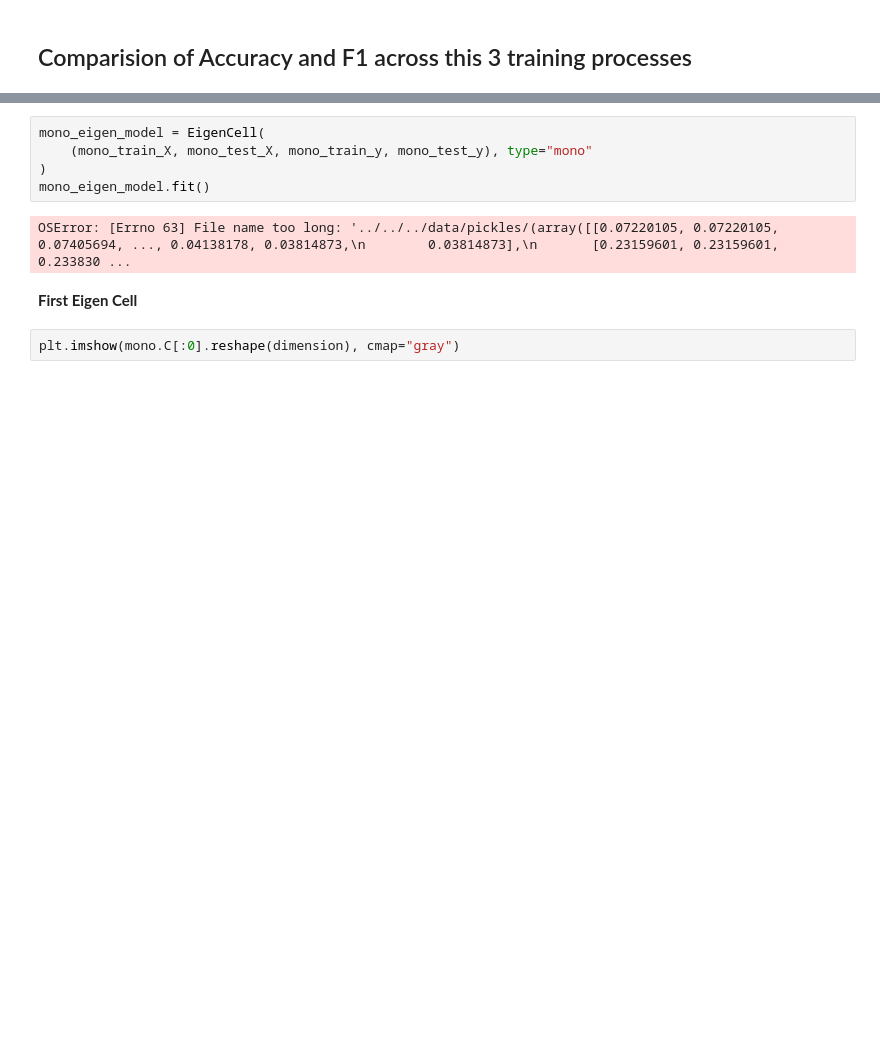
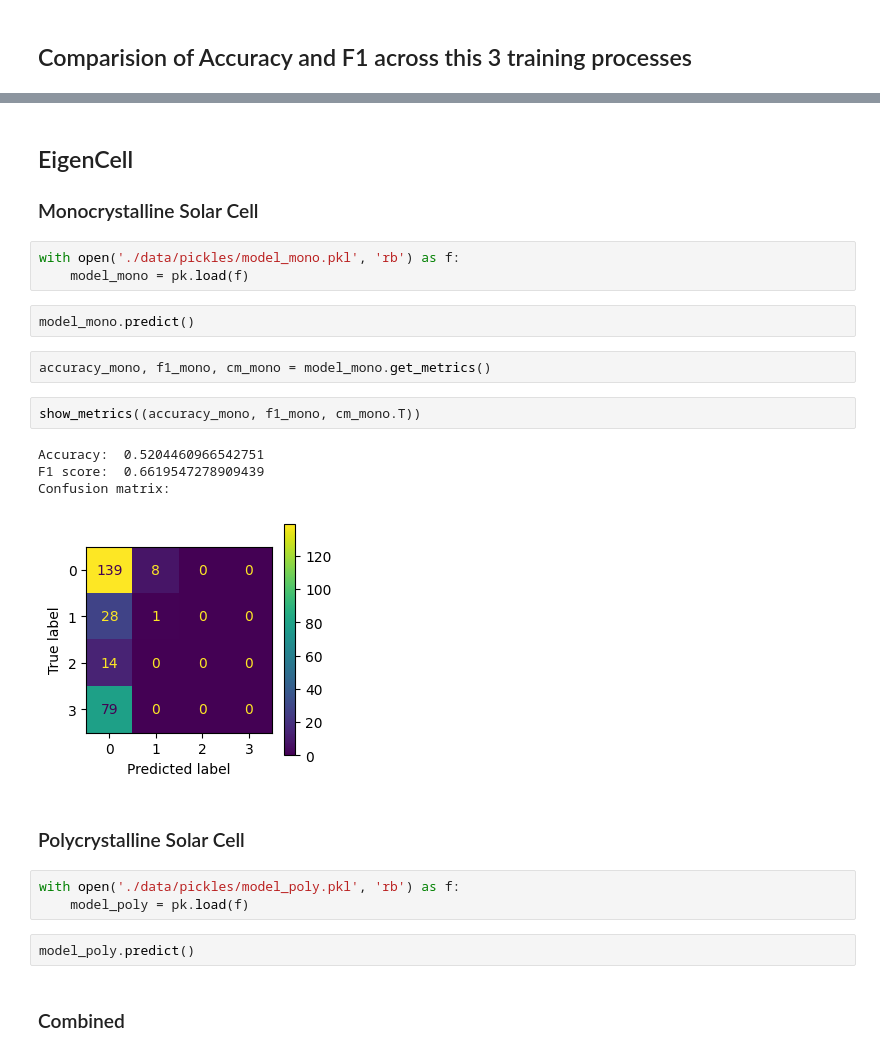
Before and after one commit to fardu8/SolarPanel-EL-Analyzer, a Jupyter notebook: Jarvis_comp9517_project _notebook.ipynb, the cells around one changed output, grey strips where cells are left out. Cells and saved outputs as stored; diff of their text form; blank space fills up the shorter version.

Commit message:
Eigen Changes

```diff
--- a/Jarvis_comp9517_project _notebook.ipynb
+++ b/Jarvis_comp9517_project _notebook.ipynb
@@ -358,11 +348,26 @@ mono_train_X, mono_test_X, mono_train_y, mono_test_y = train_test_split(
-# %%
-mono_eigen_model = EigenCell(
-    (mono_train_X, mono_test_X, mono_train_y, mono_test_y), type="mono"
-)
-mono_eigen_model.fit()
-# %% [output]
-OSError: [Errno 63] File name too long: '../../../data/pickles/(array([[0.07220105, 0.07220105, 0.07405694, ..., 0.04138178, 0.03814873,\n        0.03814873],\n       [0.23159601, 0.23159601, 0.233830 ...
+# %% [markdown]
+## EigenCell
+### Monocrystalline Solar Cell
+# %%
+with open('./data/pickles/model_mono.pkl', 'rb') as f:
+    model_mono = pk.load(f)
+# %%
+model_mono.predict()
+# %%
+accuracy_mono, f1_mono, cm_mono = model_mono.get_metrics()
+# %%
+show_metrics((accuracy_mono, f1_mono, cm_mono.T))
+# %% [output]
+Accuracy:  0.5204460966542751
+F1 score:  0.6619547278909439
+Confusion matrix:
+[figure, added]
 # %% [markdown]
-**First Eigen Cell**
+### Polycrystalline Solar Cell
-# %%
-plt.imshow(mono.C[:0].reshape(dimension), cmap="gray")
+# %%
+with open('./data/pickles/model_poly.pkl', 'rb') as f:
+    model_poly = pk.load(f)
+# %%
+model_poly.predict()
+# %% [markdown]
+### Combined
```
Also changed, not shown: parts of 8 cells of this notebook, 6 other files.
